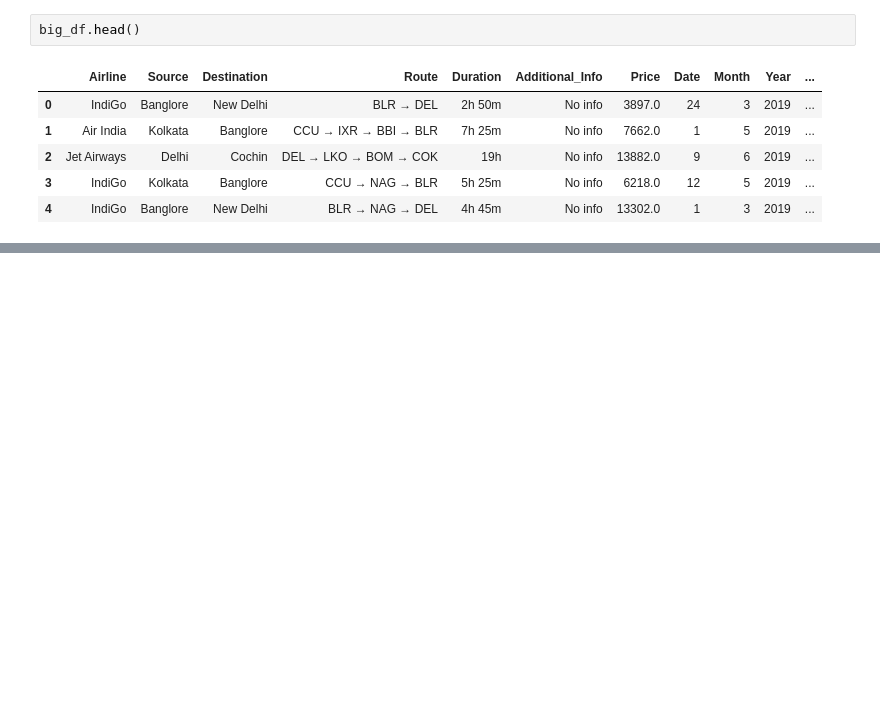
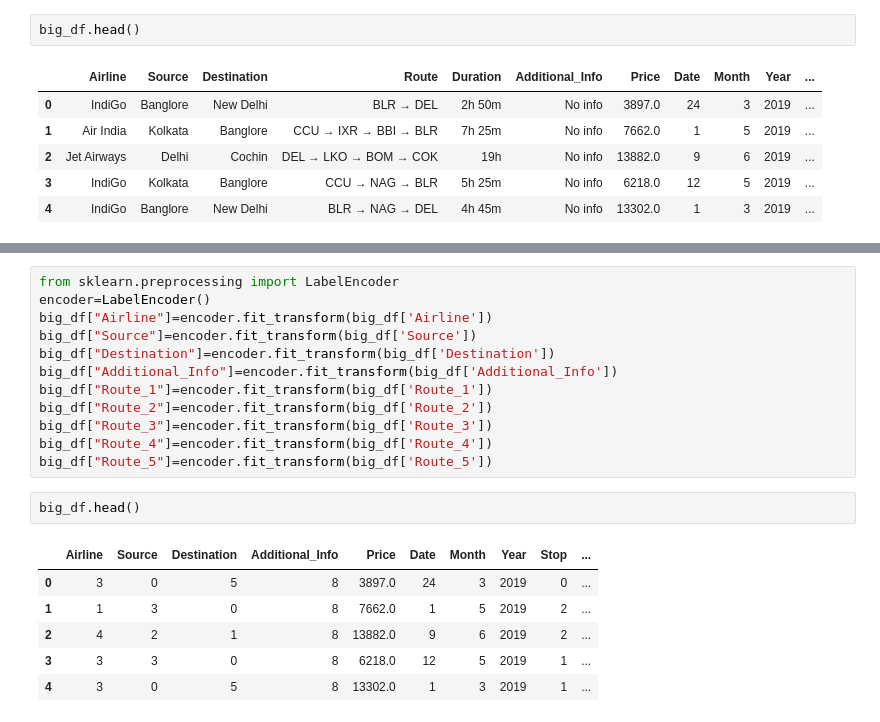
Before and after one commit to krishnaik06/Flight-Price-Prediction, a Jupyter notebook: FlightPredMembers.ipynb, the cells around one changed output, grey strips where cells are left out. Drawn from its saved outputs; the diff is of its cells as text; blank space fills up the shorter version.

```diff
--- a/FlightPredMembers.ipynb
+++ b/FlightPredMembers.ipynb
@@ -255,0 +327,21 @@ big_df.head()
+# %%
+from sklearn.preprocessing import LabelEncoder
+encoder=LabelEncoder()
+big_df["Airline"]=encoder.fit_transform(big_df['Airline'])
+big_df["Source"]=encoder.fit_transform(big_df['Source'])
+big_df["Destination"]=encoder.fit_transform(big_df['Destination'])
+big_df["Additional_Info"]=encoder.fit_transform(big_df['Additional_Info'])
+big_df["Route_1"]=encoder.fit_transform(big_df['Route_1'])
+big_df["Route_2"]=encoder.fit_transform(big_df['Route_2'])
+big_df["Route_3"]=encoder.fit_transform(big_df['Route_3'])
+big_df["Route_4"]=encoder.fit_transform(big_df['Route_4'])
+big_df["Route_5"]=encoder.fit_transform(big_df['Route_5'])
+# %%
+big_df.head()
+# %% [output]
+|  | Airline | Source | Destination | Additional_Info | Price | Date | Month | Year | Stop | ... |
+| 0 | 3 | 0 | 5 | 8 | 3897.0 | 24 | 3 | 2019 | 0 | ... |
+| 1 | 1 | 3 | 0 | 8 | 7662.0 | 1 | 5 | 2019 | 2 | ... |
+| 2 | 4 | 2 | 1 | 8 | 13882.0 | 9 | 6 | 2019 | 2 | ... |
+| 3 | 3 | 3 | 0 | 8 | 6218.0 | 12 | 5 | 2019 | 1 | ... |
+| 4 | 3 | 0 | 5 | 8 | 13302.0 | 1 | 3 | 2019 | 1 | ... |
```
Also changed, not shown: parts of 9 cells of this notebook.
